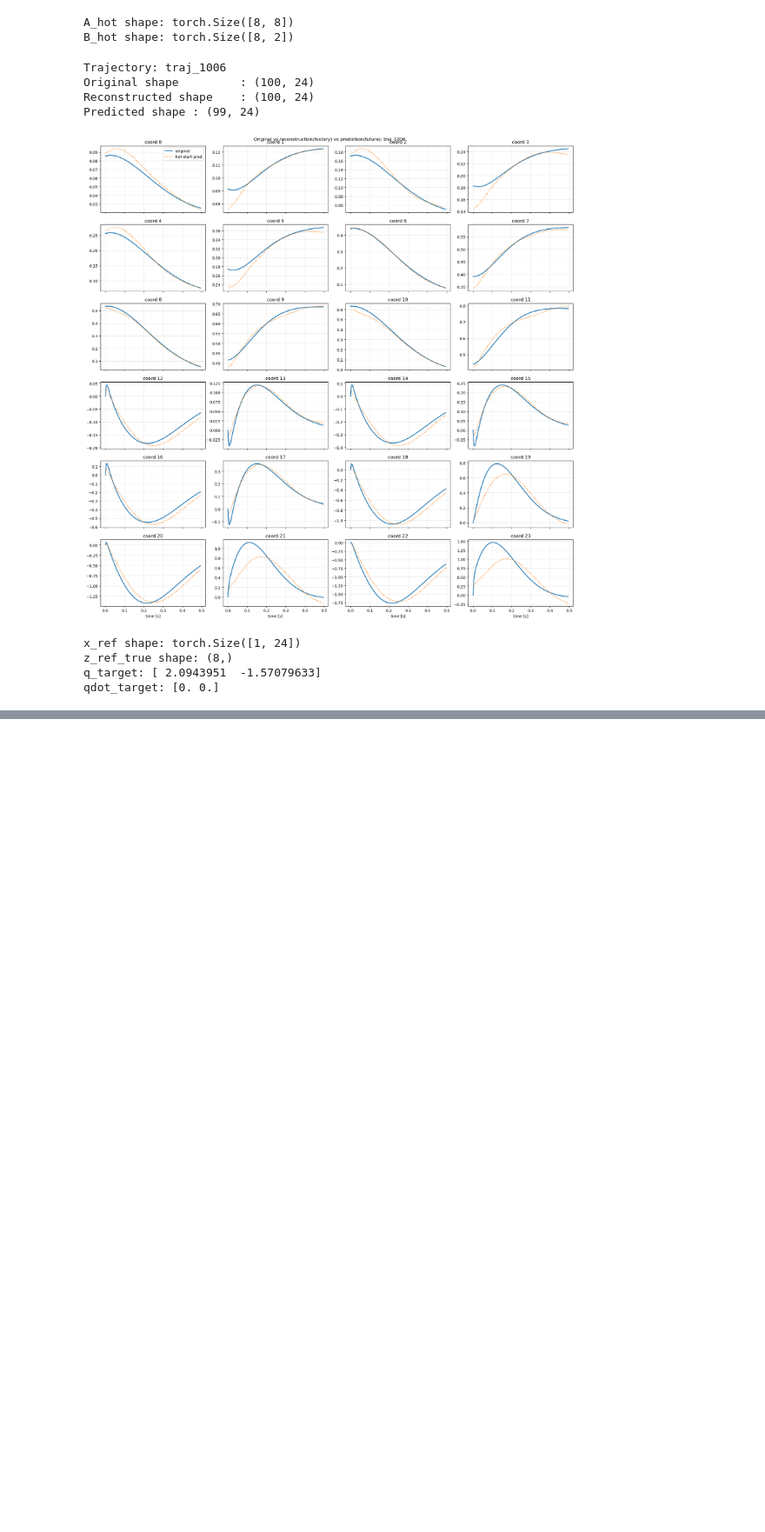
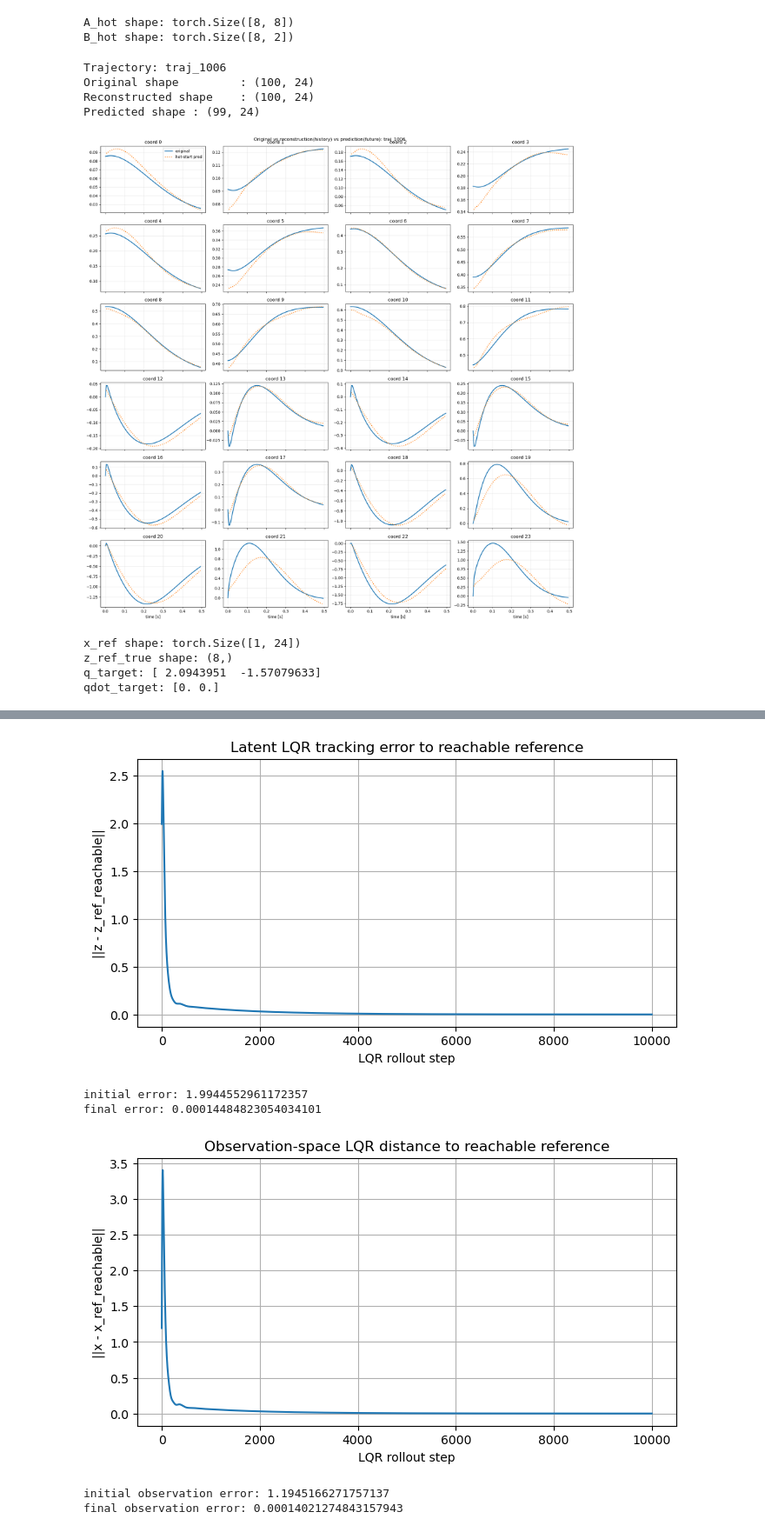
Before and after one commit to kiranThyagarajan/master-thesis, a Jupyter notebook: src/koopman-markers.ipynb, the cells around one changed output, grey strips where cells are left out. Shown at 87% size. Drawn from its saved outputs; the diff is of its cells as text; code cells hidden in the pictures; blank space fills up the shorter version.

```diff
--- a/src/koopman-markers.ipynb
+++ b/src/koopman-markers.ipynb
@@ -898,0 +782,14 @@ error norm:
+# %%
+# Checking whether z_ref_true is a reachable steady-state reference
+
+z_ref = z_ref_true.copy()
+
+I = np.eye(A0.shape[0])
+v = (I - A0) @ z_ref
+
+u_ref = np.linalg.lstsq(B0, v, rcond=None)[0]
+residual = v - B0 @ u_ref
+
+print("||v|| = ||(I-A) z_ref||:", np.linalg.norm(v))
+print("||v - B u_ref||:", np.linalg.norm(residual))
+print("u_ref:", u_ref)
@@ -899,3 +854,56 @@ error norm:
+# %%
+# Rollout using closest reachable latent reference
+
+K_reachable = discrete_lqr_gain(A0, B0, Q, R)
+
+z_lqr_reachable, u_lqr_reachable = latent_lqr_rollout(A0, B0, z_start, z_ref_reachable, u_ref_reachable, K_reachable, steps=10000, u_clip=None)
+
+latent_error_reachable = np.linalg.norm(z_lqr_reachable - z_ref_reachable[None, :], axis=1)
+
+plt.figure(figsize=(8, 4))
+plt.plot(latent_error_reachable)
+plt.xlabel("LQR rollout step")
+plt.ylabel("||z - z_ref_reachable||")
+plt.title("Latent LQR tracking error to reachable reference")
+plt.grid(True)
+plt.show()
+
+print("initial error:", latent_error_reachable[0])
+print("final error:", latent_error_reachable[-1])
+
+# Decode reachable latent LQR trajectory to observation space
+
+z_lqr_reachable_torch = torch.from_numpy(z_lqr_reachable).to(device=device, dtype=torch.float64).unsqueeze(0)
+
+z_ref_reachable_torch = torch.from_numpy(z_ref_reachable).to(device=device, dtype=torch.float64).unsqueeze(0)
+
+autoencoder.eval()
+with torch.no_grad():
+    x_lqr_reachable = autoencoder.decoder(z_lqr_reachable_torch)
+    x_ref_reachable = autoencoder.decoder(z_ref_reachable_torch)
+
+x_lqr_reachable_np = x_lqr_reachable.squeeze(0).detach().cpu().numpy()
+x_ref_reachable_np = x_ref_reachable.squeeze(0).detach().cpu().numpy().squeeze()
+
+obs_error_reachable = np.linalg.norm(x_lqr_reachable_np - x_ref_reachable_np[None, :], axis=1)
+
+plt.figure(figsize=(8, 4))
+plt.plot(obs_error_reachable)
+plt.xlabel("LQR rollout step")
+plt.ylabel("||x - x_ref_reachable||")
+plt.title("Observation-space LQR distance to reachable reference")
+plt.grid(True)
+plt.show()
+
+print("initial observation error:", obs_error_reachable[0])
+print("final observation error:", obs_error_reachable[-1])
+# %% [output]
+[figure, added]
+initial error: 1.9944552961172357
+final error: 0.00014484823054034101
+[figure, added]
+initial observation error: 1.1945166271757137
+final observation error: 0.00014021274843157943
 # %%
 from markers import get_marker_observation, physical_state_from_marker_observation
 from scipy.integrate import solve_ivp
```
Also changed, not shown: parts of 15 cells of this notebook.
